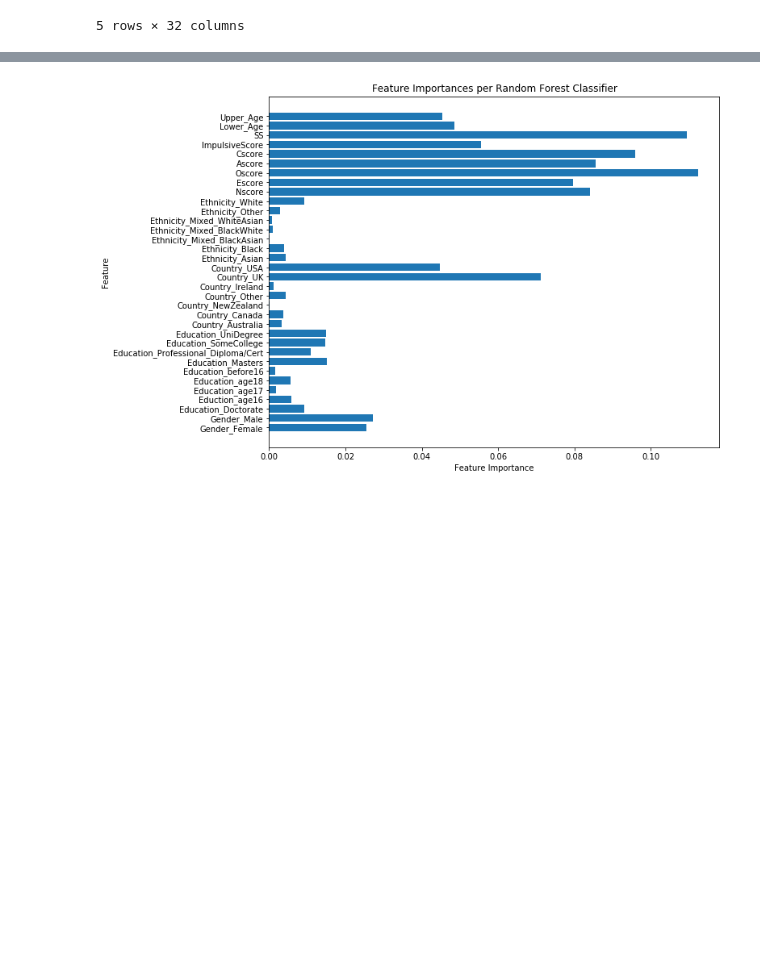
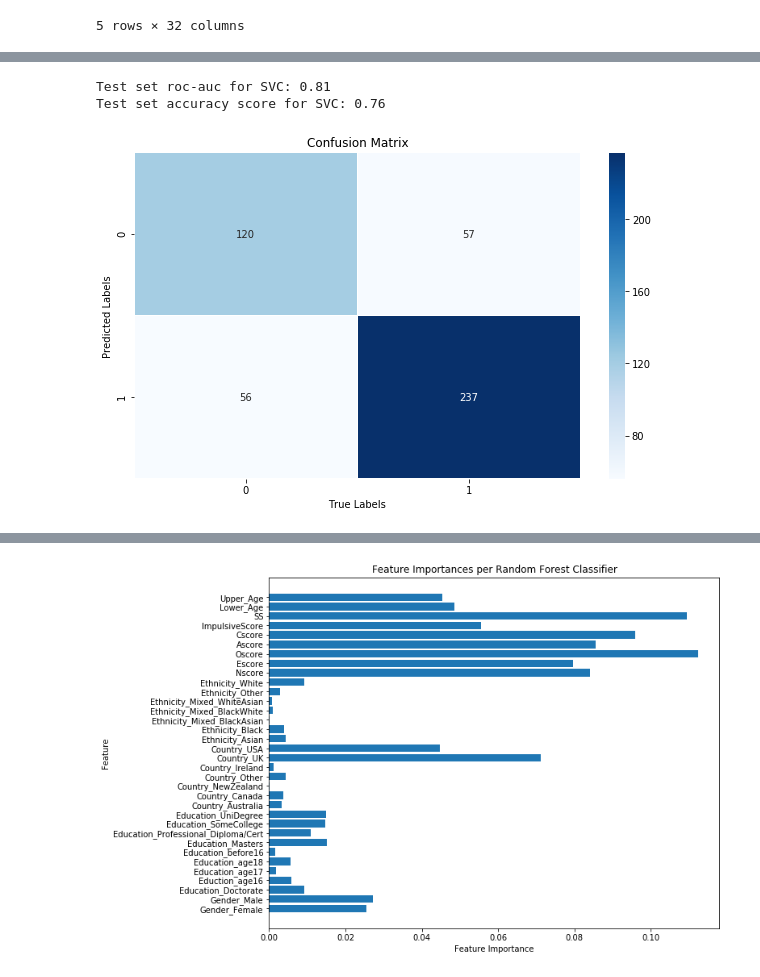
Before and after one commit to micaelamccall/biof509-final-project, a Jupyter notebook: drug_consumption.ipynb, the cells around one changed output, grey strips where cells are left out. Drawn from its saved outputs; the diff is of its cells as text; code cells hidden in the pictures; blank space fills up the shorter version.

```diff
--- a/drug_consumption.ipynb
+++ b/drug_consumption.ipynb
@@ -182 +119,31 @@ def new_categories(df, column, newcat):
+# %%
+def new_categories(df, column, newcat):
+    """
+    Function to replace categories in a variables with new category names
+
+    Arguments:
+    df =  a pandas DataFrame
+    column = name of variable column as string
+    newcat = a list of strings that name the new category names
+
+    Output: a pandas DataFrame with new column names"""
+
+    # Change column to category dtype so that we can access it with .categories method
+    df.loc[:,column]=df.loc[:,column].astype('category')
+
+    # Create list of categories in this variable
+    category_list = []
+
+    for cat in df[column].cat.categories:
+        category_list.append(cat)
+
+    # Create a dictionary of new names for each old category name
+    repl_dict = {}
+
+    for i, cat in enumerate(category_list):
+        repl_dict[cat] = newcat[i]
+
+    df.loc[:,column] = df.loc[:,column].replace(repl_dict)
+
+    return df
 # %% [markdown]
@@ -235,3 +196,0 @@ Next, we need to pick a drug to be the target variable for the classification mo
-# %%
-for column in drug_df_clean.columns[13:]:
-    print(drug_df_clean[column].value_counts())
@@ -715,0 +731,13 @@ Although the SVC was the highest performing model, I wanted to extract feature i
+# %%
+print("Test set roc-auc for SVC: {:.2f}".format(roc_auc_score(y_test, clf_grid.decision_function(X_test))))
+print("Test set accuracy score for SVC: {:.2f}".format(accuracy_score(y_test, clf_grid.predict(X_test))))
+cm=confusion_matrix(y_test, clf_grid.predict(X_test))
+plt.figure(figsize=(10,6))
+sns.heatmap(cm, annot=True, linewidth=0.5, fmt='g', cmap='Blues')
+plt.title('Confusion Matrix')
+plt.xlabel('True Labels')
+plt.ylabel('Predicted Labels');
+# %% [output]
+Test set roc-auc for SVC: 0.81
+Test set accuracy score for SVC: 0.76
+[figure, added]
```
Also changed, not shown: parts of 100 cells of this notebook, 4 other files.
